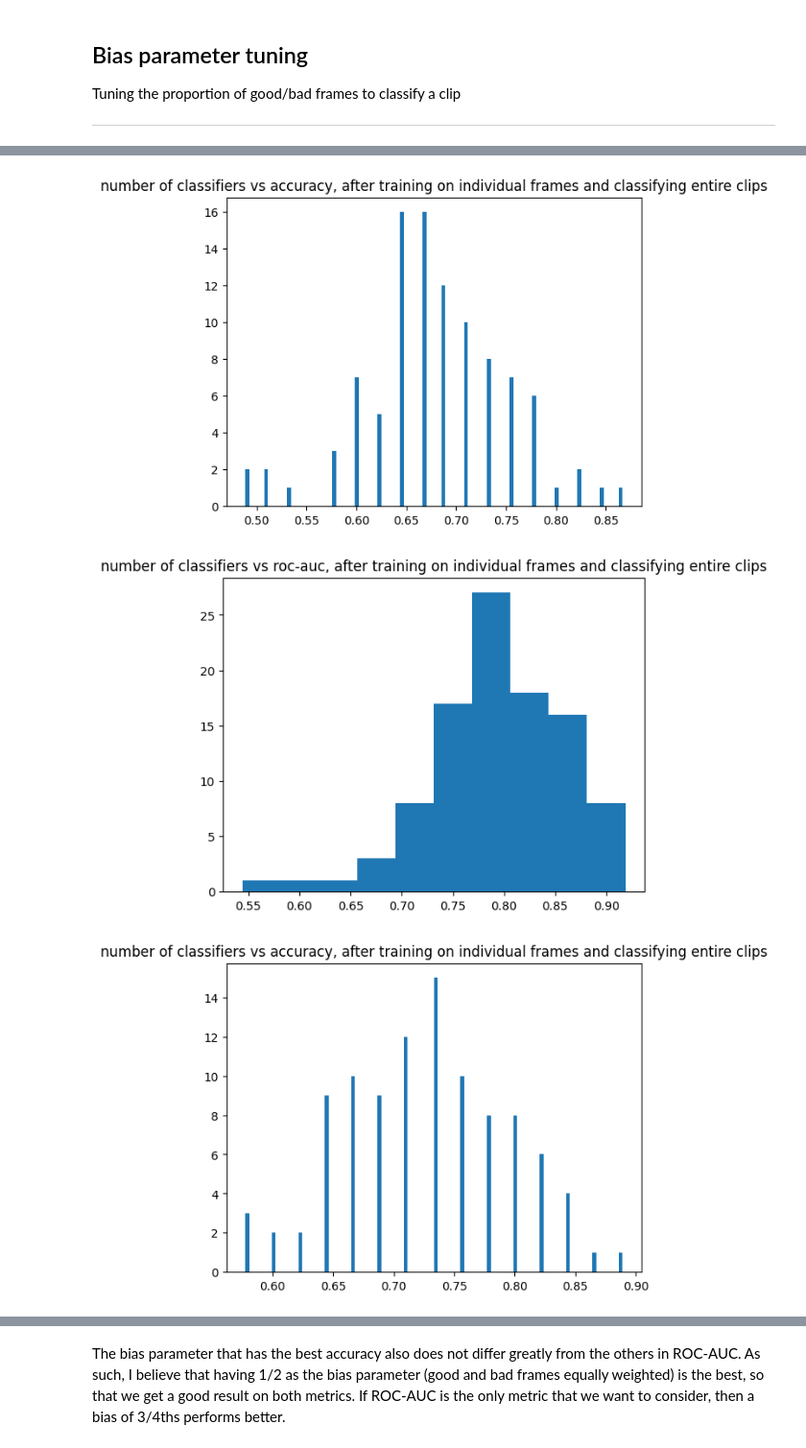
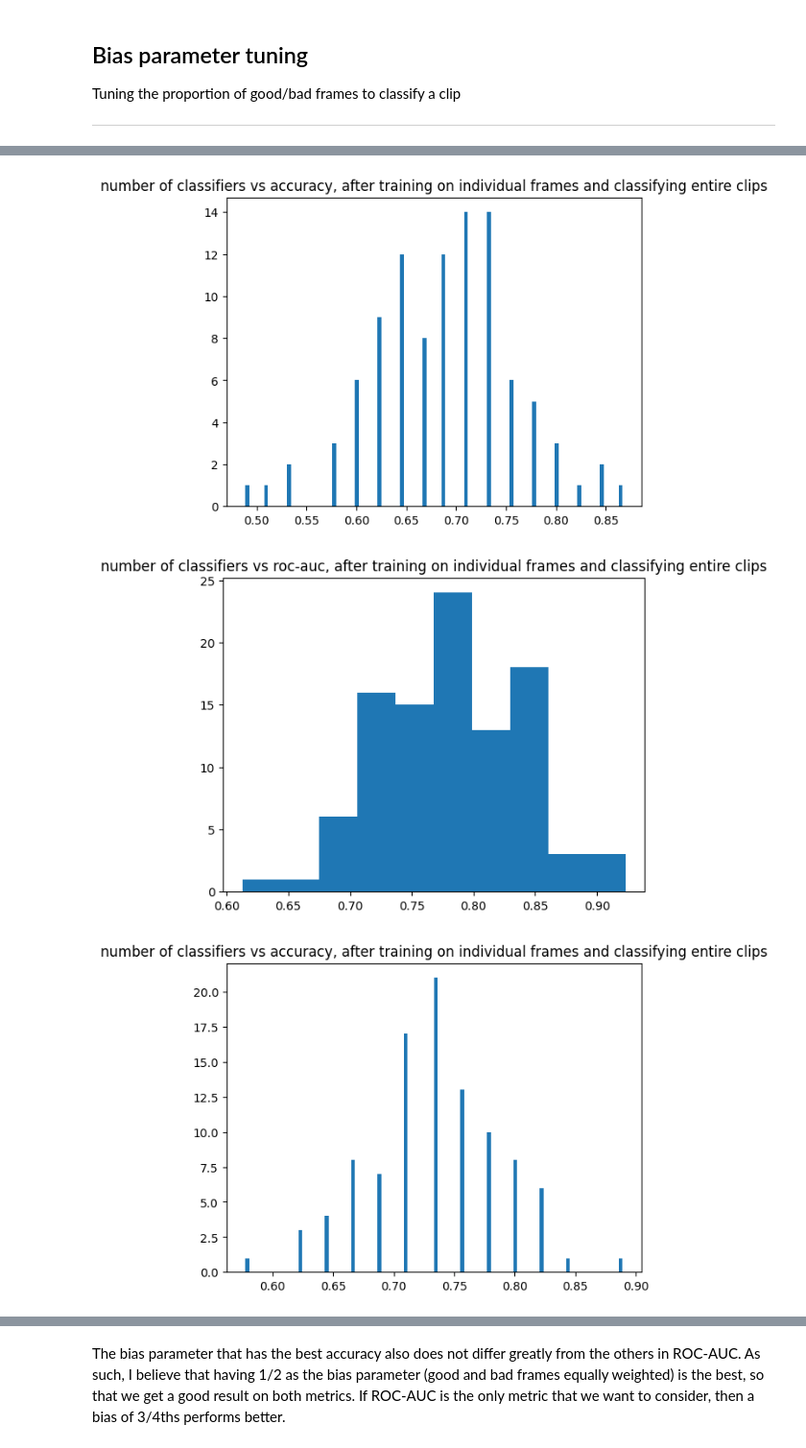
Before and after one commit to afnanmmir/Shot-Predictor, a Jupyter notebook: models/rev2_catboost/rev2cboost.ipynb, the cells around one changed output, grey strips where cells are left out. Shown at 96% size. Saved outputs shown, nothing was run; the diff lists cells and outputs as text; code cells hidden in the pictures.

Commit message:
updated prediction logic, new figures in r2catboost

```diff
--- a/models/rev2_catboost/rev2cboost.ipynb
+++ b/models/rev2_catboost/rev2cboost.ipynb
@@ -385,14 +392,19 @@ for i in range(100):
 
         #classify each row in clip
         clipPreds = _cbm.predict(clip)
-        clipSoftPreds = cbm.predict_proba(clip)[:,1]
-        softprediction = np.average(clipSoftPreds)
+        clipSoftPreds = _cbm.predict_proba(clip)[:,1]
+        #softprediction = np.mean(clipSoftPreds)
+        softprediction = np.median(clipSoftPreds)
+        if(softprediction>=0.5):
+            prediction = 1
+        else:
+            prediction = 0
 
-        prediction = np.sum(clipPreds)
-        if(prediction < (clipPreds.shape[0]/2)):
-            prediction = 0
-        else:
-            prediction = 1
+        # prediction = np.sum(clipPreds)
+        # if(prediction < (clipPreds.shape[0]/2)):
+        #     prediction = 0
+        # else:
+        #     prediction = 1
 
         preds.append(prediction)
         softpreds.append(softprediction)
@@ -442,8 +458,6 @@ Tuning the proportion of good/bad frames to classify a clip
 from catboost import CatBoostClassifier
 from sklearn.metrics import roc_auc_score, accuracy_score
 from matplotlib import pyplot as pyplot
-from progressbar import ProgressBar
-pbar = ProgressBar()
 
 
 for bias in [1/4,1/2,3/4]:
@@ -493,13 +507,26 @@ for bias in [1/4,1/2,3/4]:
             #classify each row in clip
             clipPreds = _cbm.predict(clip)
             clipSoftPreds = _cbm.predict_proba(clip)[:,1]
-            softprediction = np.average(clipSoftPreds)
+            # softprediction = np.average(clipSoftPreds)
 
-            prediction = np.sum(clipPreds)
-            if(prediction < int(clipPreds.shape[0]*bias)):
+            # prediction = np.sum(clipPreds)
+            # if(prediction < int(clipPreds.shape[0]*bias)):
+            #     prediction = 0
+            # else:
+            #     prediction = 1
+            softprediction = np.median(clipSoftPreds)
+
+            #added biasing
+            softprediction = softprediction * ((0.5)/bias)
+            if(softprediction<0):
+                softprediction = 0
+            elif(softprediction>1):
+                softprediction = 1
+
+            if(softprediction>=0.5):
+                prediction = 1
+            else:
                 prediction = 0
-            else:
-                prediction = 1
 
             preds.append(prediction)
             softpreds.append(softprediction)
@@ -540,3 +567,3 @@ STD Deviation of ROC-AUC: 0.05788758590302679
-[figure, old version]
+[figure, new version]
-[figure, old version]
+[figure, new version]
-[figure, old version]
+[figure, new version]
```
Also changed, not shown: parts of 18 cells of this notebook.
